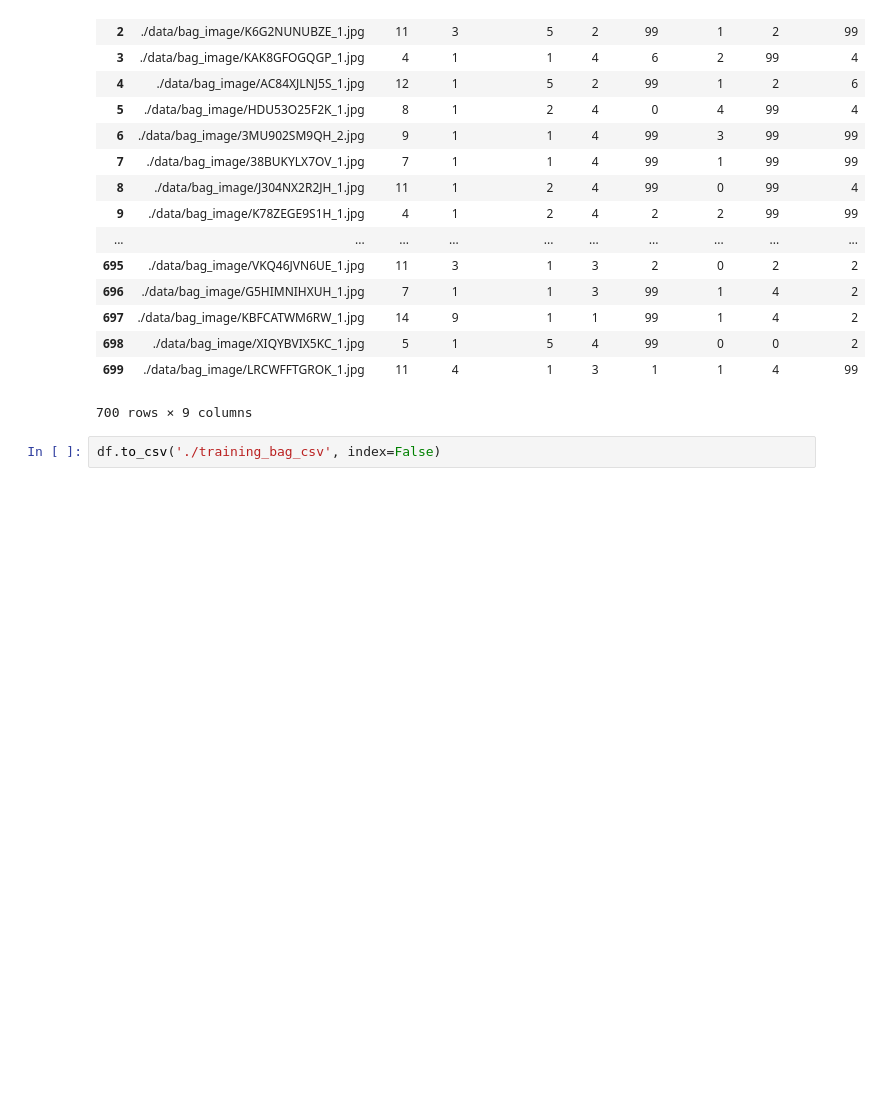
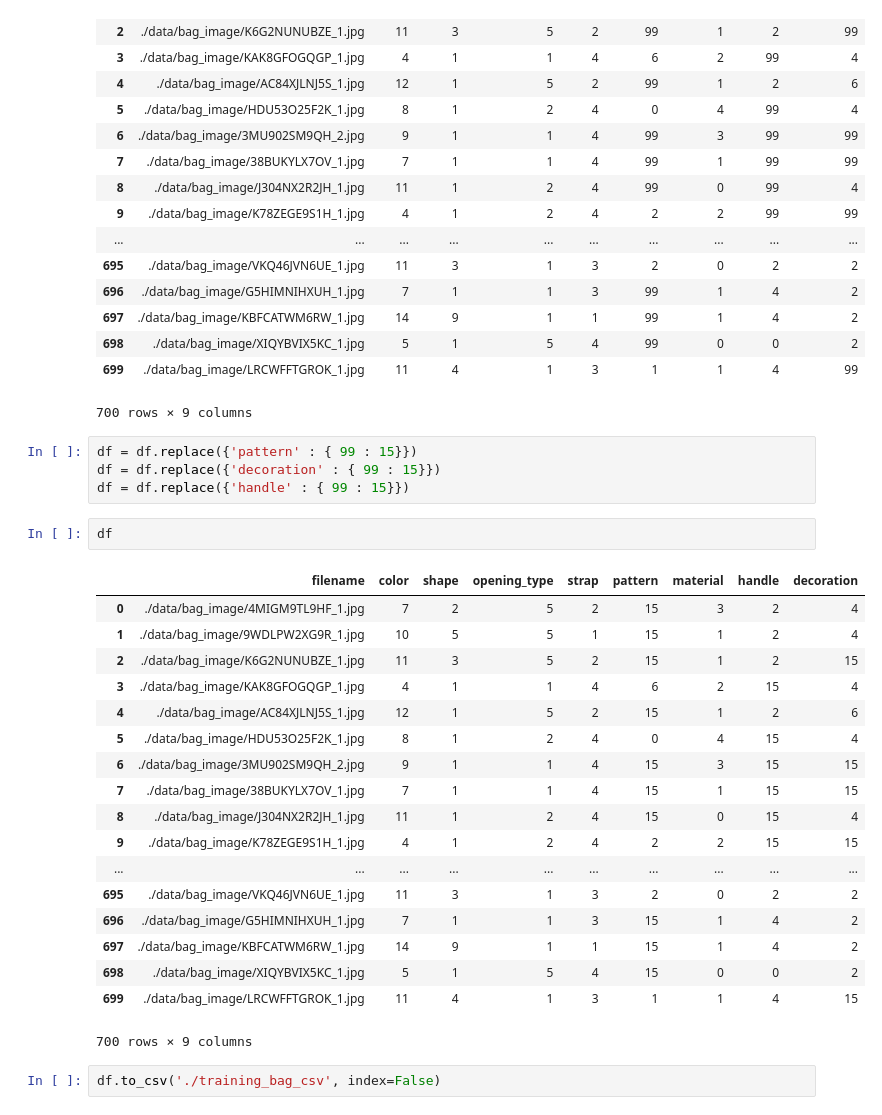
Before and after one commit to mondeique/multi-label-classification, a Jupyter notebook: data/make_final_csv.ipynb, the cells around one changed output. Saved outputs shown, nothing was run; the diff lists cells and outputs as text; blank space fills up the shorter version.

```diff
--- a/data/make_final_csv.ipynb
+++ b/data/make_final_csv.ipynb
@@ -261,6 +255,31 @@ df
 | 698 | ./data/bag_image/XIQYBVIX5KC_1.jpg | 5 | 1 | 5 | 4 | 99 | 0 | 0 | 2 |
 | 699 | ./data/bag_image/LRCWFFTGROK_1.jpg | 11 | 4 | 1 | 3 | 1 | 1 | 4 | 99 |
 700 rows × 9 columns
+# %%
+df = df.replace({'pattern' : { 99 : 15}})
+df = df.replace({'decoration' : { 99 : 15}})
+df = df.replace({'handle' : { 99 : 15}})
+# %%
+df
+# %% [output]
+|  | filename | color | shape | opening_type | strap | pattern | material | handle | decoration |
+| 0 | ./data/bag_image/4MIGM9TL9HF_1.jpg | 7 | 2 | 5 | 2 | 15 | 3 | 2 | 4 |
+| 1 | ./data/bag_image/9WDLPW2XG9R_1.jpg | 10 | 5 | 5 | 1 | 15 | 1 | 2 | 4 |
+| 2 | ./data/bag_image/K6G2NUNUBZE_1.jpg | 11 | 3 | 5 | 2 | 15 | 1 | 2 | 15 |
+| 3 | ./data/bag_image/KAK8GFOGQGP_1.jpg | 4 | 1 | 1 | 4 | 6 | 2 | 15 | 4 |
+| 4 | ./data/bag_image/AC84XJLNJ5S_1.jpg | 12 | 1 | 5 | 2 | 15 | 1 | 2 | 6 |
+| 5 | ./data/bag_image/HDU53O25F2K_1.jpg | 8 | 1 | 2 | 4 | 0 | 4 | 15 | 4 |
+| 6 | ./data/bag_image/3MU902SM9QH_2.jpg | 9 | 1 | 1 | 4 | 15 | 3 | 15 | 15 |
+| 7 | ./data/bag_image/38BUKYLX7OV_1.jpg | 7 | 1 | 1 | 4 | 15 | 1 | 15 | 15 |
+| 8 | ./data/bag_image/J304NX2R2JH_1.jpg | 11 | 1 | 2 | 4 | 15 | 0 | 15 | 4 |
+| 9 | ./data/bag_image/K78ZEGE9S1H_1.jpg | 4 | 1 | 2 | 4 | 2 | 2 | 15 | 15 |
+| ... | ... | ... | ... | ... | ... | ... | ... | ... | ... |
+| 695 | ./data/bag_image/VKQ46JVN6UE_1.jpg | 11 | 3 | 1 | 3 | 2 | 0 | 2 | 2 |
+| 696 | ./data/bag_image/G5HIMNIHXUH_1.jpg | 7 | 1 | 1 | 3 | 15 | 1 | 4 | 2 |
+| 697 | ./data/bag_image/KBFCATWM6RW_1.jpg | 14 | 9 | 1 | 1 | 15 | 1 | 4 | 2 |
+| 698 | ./data/bag_image/XIQYBVIX5KC_1.jpg | 5 | 1 | 5 | 4 | 15 | 0 | 0 | 2 |
+| 699 | ./data/bag_image/LRCWFFTGROK_1.jpg | 11 | 4 | 1 | 3 | 1 | 1 | 4 | 15 |
+700 rows × 9 columns
 # %%
 df.to_csv('./training_bag_csv', index=False)
 # %%
```
Also changed, not shown: parts of 3 cells of this notebook, 1 other file.
